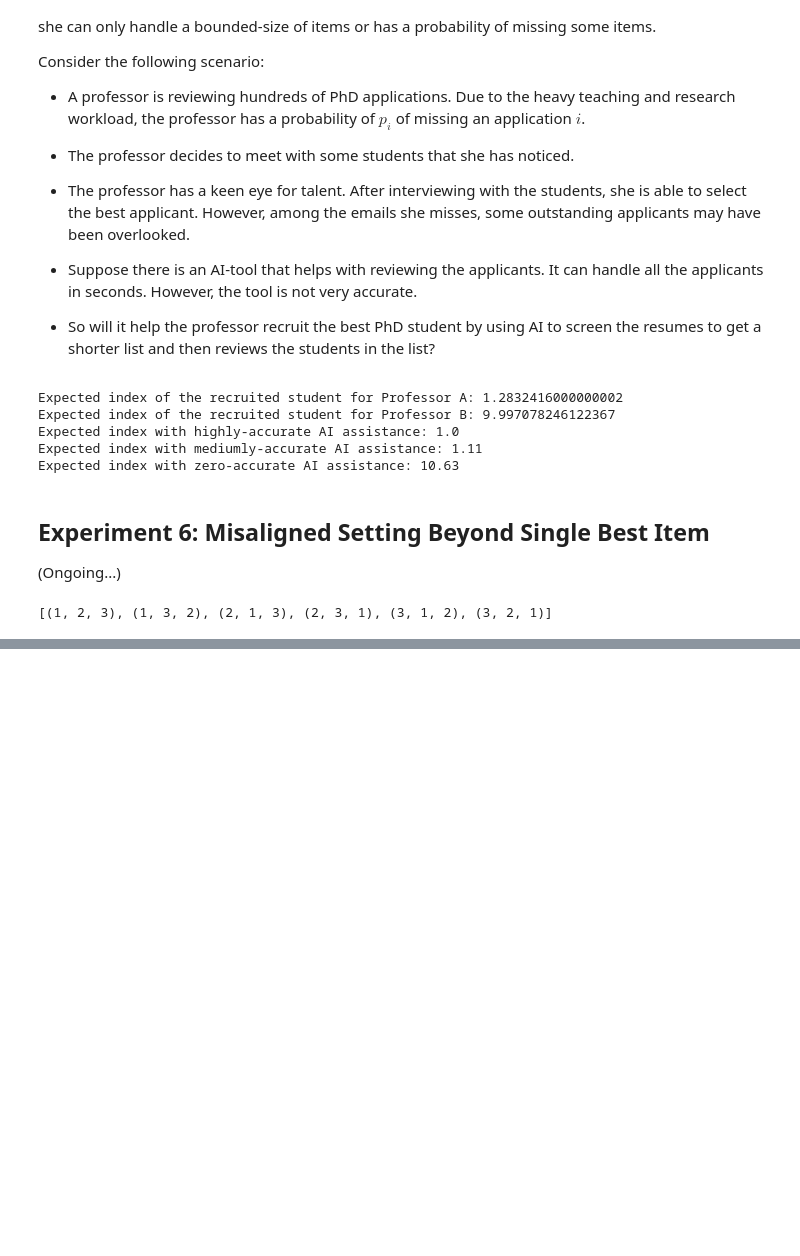
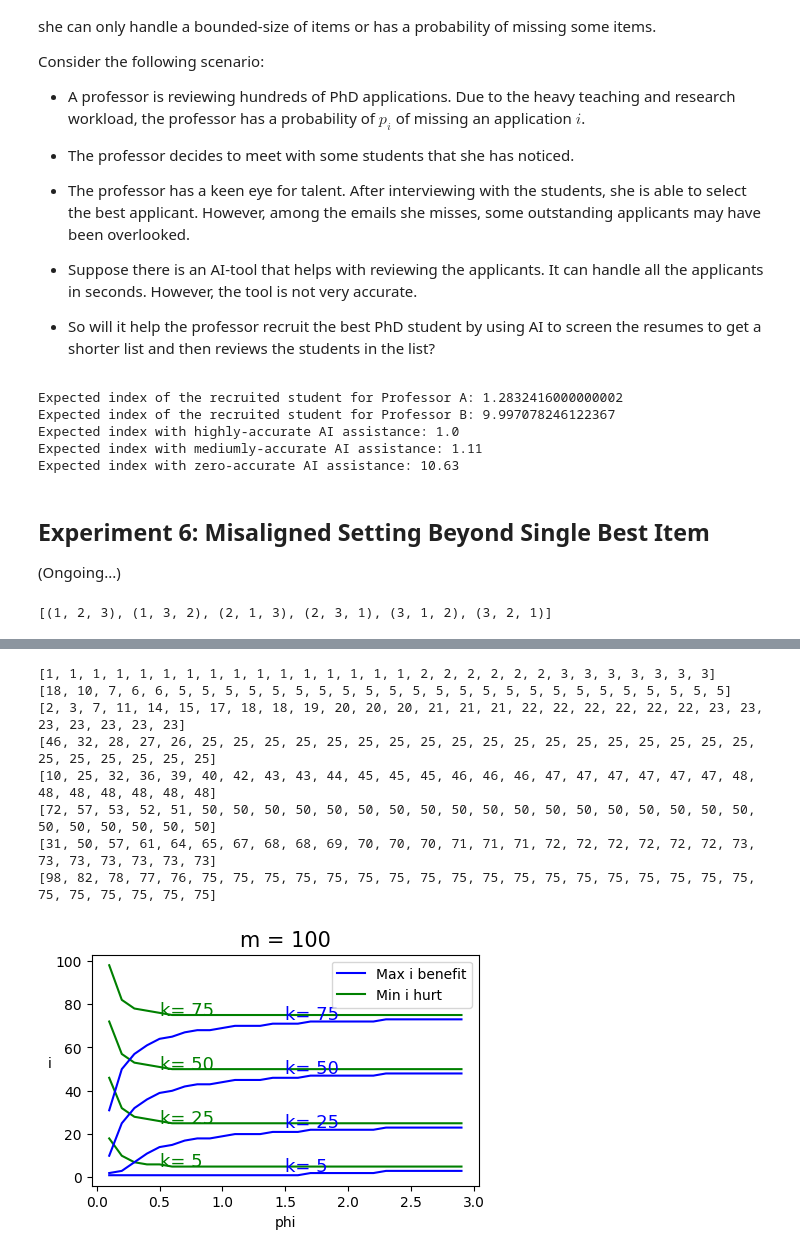
Before and after one commit to sjxer723/Two-List-Problem, a Jupyter notebook: misalignment.ipynb, the cells around one changed output, grey strips where cells are left out. Saved outputs shown, nothing was run; the diff lists cells and outputs as text; code cells hidden in the pictures; blank space fills up the shorter version.

```diff
--- a/misalignment.ipynb
+++ b/misalignment.ipynb
@@ -351,0 +470,15 @@ pi_h_stars = list()
+# %%
+m = 100
+ks = [5, 25, 50, 75]
+max_indices_benefit, min_indices_hurt = index_of_misaligned_get_benefit_hurt(m, ks)
+plot_min_max(m, ks, max_indices_benefit, min_indices_hurt)
+# %% [output]
+[1, 1, 1, 1, 1, 1, 1, 1, 1, 1, 1, 1, 1, 1, 1, 1, 2, 2, 2, 2, 2, 2, 3, 3, 3, 3, 3, 3, 3]
+[18, 10, 7, 6, 6, 5, 5, 5, 5, 5, 5, 5, 5, 5, 5, 5, 5, 5, 5, 5, 5, 5, 5, 5, 5, 5, 5, 5, 5]
+[2, 3, 7, 11, 14, 15, 17, 18, 18, 19, 20, 20, 20, 21, 21, 21, 22, 22, 22, 22, 22, 22, 23, 23, 23, 23, 23, 23, 23]
+[46, 32, 28, 27, 26, 25, 25, 25, 25, 25, 25, 25, 25, 25, 25, 25, 25, 25, 25, 25, 25, 25, 25, 25, 25, 25, 25, 25, 25]
+[10, 25, 32, 36, 39, 40, 42, 43, 43, 44, 45, 45, 45, 46, 46, 46, 47, 47, 47, 47, 47, 47, 48, 48, 48, 48, 48, 48, 48]
+[72, 57, 53, 52, 51, 50, 50, 50, 50, 50, 50, 50, 50, 50, 50, 50, 50, 50, 50, 50, 50, 50, 50, 50, 50, 50, 50, 50, 50]
+[31, 50, 57, 61, 64, 65, 67, 68, 68, 69, 70, 70, 70, 71, 71, 71, 72, 72, 72, 72, 72, 72, 73, 73, 73, 73, 73, 73, 73]
+[98, 82, 78, 77, 76, 75, 75, 75, 75, 75, 75, 75, 75, 75, 75, 75, 75, 75, 75, 75, 75, 75, 75, 75, 75, 75, 75, 75, 75]
+[figure, added]
```
Also changed, not shown: parts of 7 cells of this notebook, 6 other files.
